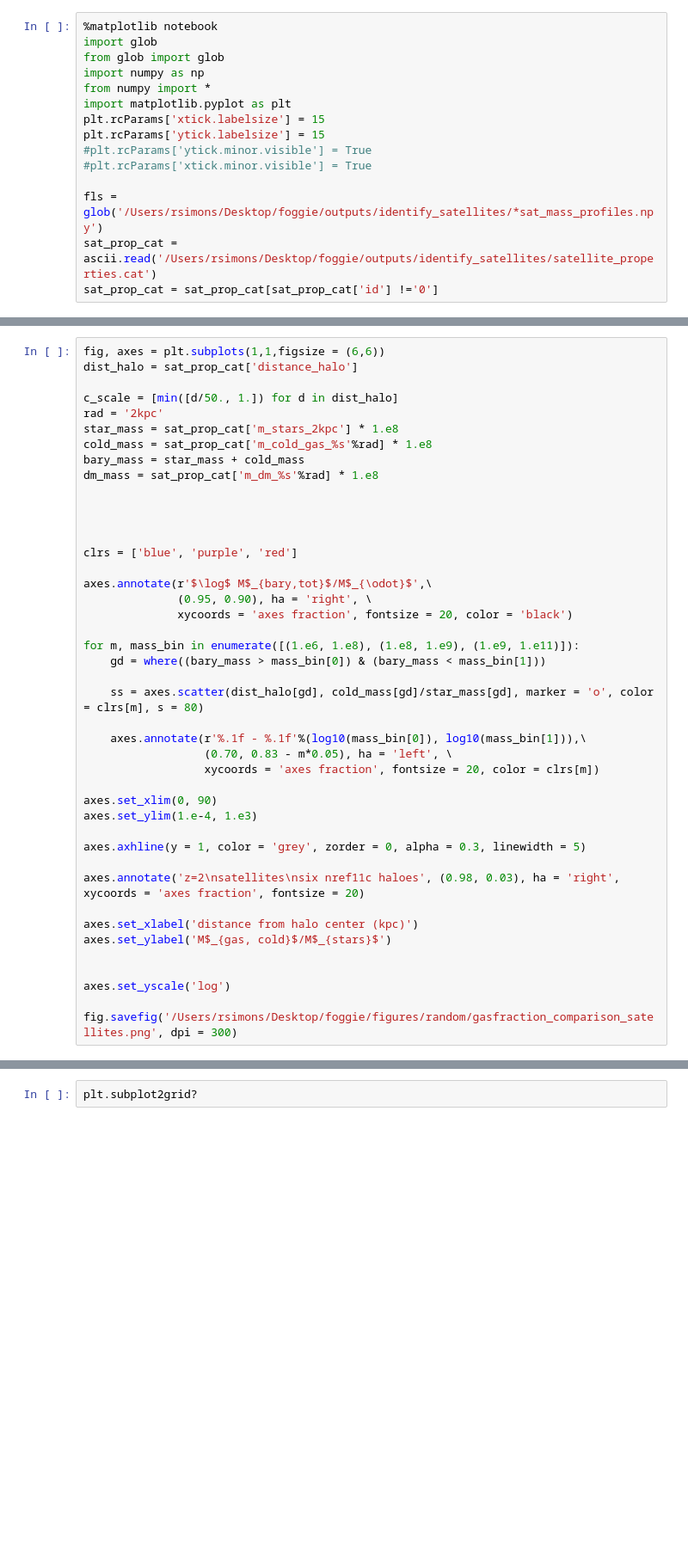
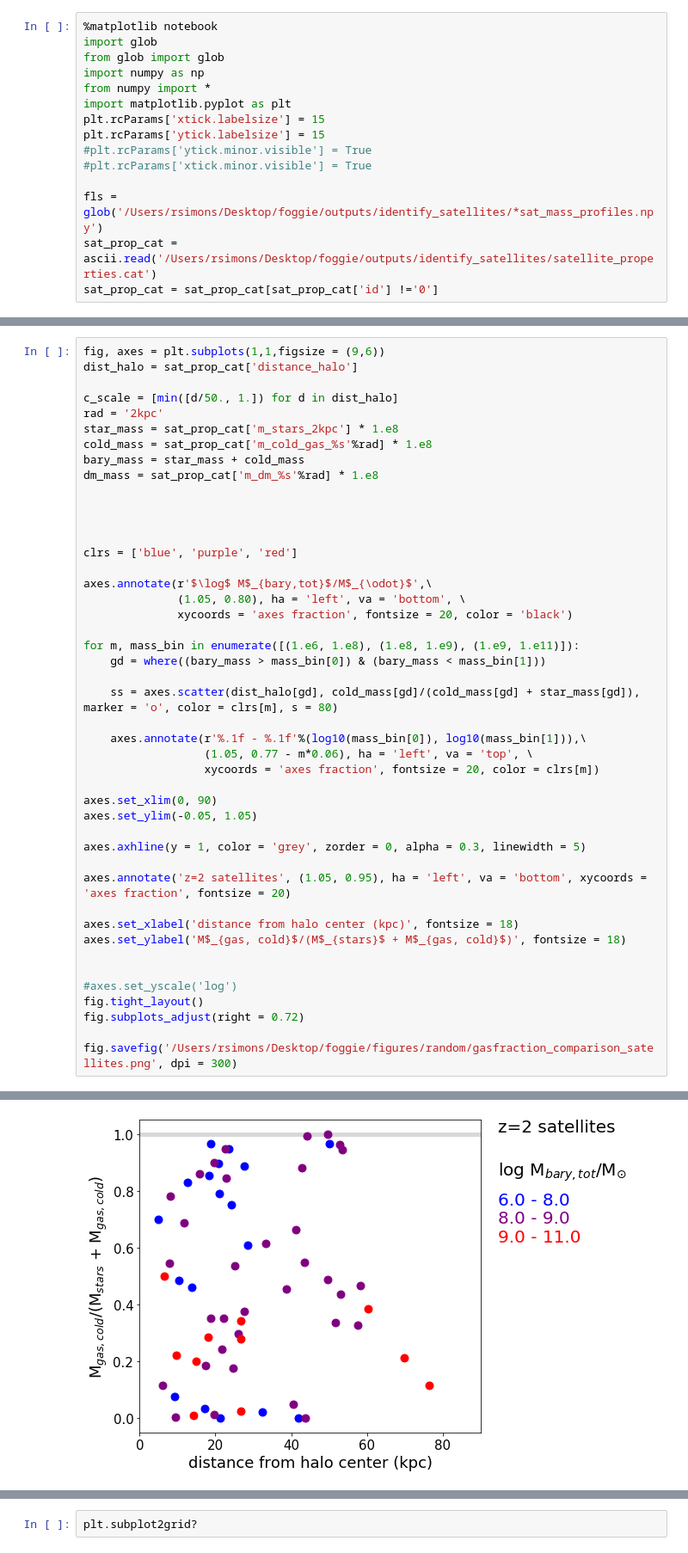
Before and after one commit to foggie-sims/foggie, a Jupyter notebook: foggie/satellites/paper_plots.ipynb, the cells around one changed output, grey strips where cells are left out. Shown at 86% size. Drawn from its saved outputs; the diff is of its cells as text; blank space fills up the shorter version.

```diff
--- a/foggie/satellites/paper_plots.ipynb
+++ b/foggie/satellites/paper_plots.ipynb
@@ -60,5 +59,5 @@ fig.savefig('/Users/rsimons/Desktop/foggie/figures/random/mass_comparison_satell
 # %%
-fig, axes = plt.subplots(1,1,figsize = (6,6))
+fig, axes = plt.subplots(1,1,figsize = (9,6))
 dist_halo = sat_prop_cat['distance_halo']
 
 c_scale = [min([d/50., 1.]) for d in dist_halo]
@@ -74,30 +73,32 @@ dm_mass = sat_prop_cat['m_dm_%s'%rad] * 1.e8
 clrs = ['blue', 'purple', 'red']
 
 axes.annotate(r'$\log$ M$_{bary,tot}$/M$_{\odot}$',\
-              (0.95, 0.90), ha = 'right', \
+              (1.05, 0.80), ha = 'left', va = 'bottom', \
               xycoords = 'axes fraction', fontsize = 20, color = 'black')
 
 for m, mass_bin in enumerate([(1.e6, 1.e8), (1.e8, 1.e9), (1.e9, 1.e11)]):
     gd = where((bary_mass > mass_bin[0]) & (bary_mass < mass_bin[1]))
 
-    ss = axes.scatter(dist_halo[gd], cold_mass[gd]/star_mass[gd], marker = 'o', color = clrs[m], s = 80)
+    ss = axes.scatter(dist_halo[gd], cold_mass[gd]/(cold_mass[gd] + star_mass[gd]), marker = 'o', color = clrs[m], s = 80)
 
     axes.annotate(r'%.1f - %.1f'%(log10(mass_bin[0]), log10(mass_bin[1])),\
-                  (0.70, 0.83 - m*0.05), ha = 'left', \
+                  (1.05, 0.77 - m*0.06), ha = 'left', va = 'top', \
                   xycoords = 'axes fraction', fontsize = 20, color = clrs[m])
 
 axes.set_xlim(0, 90)
-axes.set_ylim(1.e-4, 1.e3)
+axes.set_ylim(-0.05, 1.05)
 
 axes.axhline(y = 1, color = 'grey', zorder = 0, alpha = 0.3, linewidth = 5)
 
-axes.annotate('z=2\nsatellites\nsix nref11c haloes', (0.98, 0.03), ha = 'right', xycoords = 'axes fraction', fontsize = 20)
+axes.annotate('z=2 satellites', (1.05, 0.95), ha = 'left', va = 'bottom', xycoords = 'axes fraction', fontsize = 20)
 
-axes.set_xlabel('distance from halo center (kpc)')
-axes.set_ylabel('M$_{gas, cold}$/M$_{stars}$')
+axes.set_xlabel('distance from halo center (kpc)', fontsize = 18)
+axes.set_ylabel('M$_{gas, cold}$/(M$_{stars}$ + M$_{gas, cold}$)', fontsize = 18)
 
 
-axes.set_yscale('log')
+#axes.set_yscale('log')
+fig.tight_layout()
+fig.subplots_adjust(right = 0.72)
 
 fig.savefig('/Users/rsimons/Desktop/foggie/figures/random/gasfraction_comparison_satellites.png', dpi = 300)
 # %% [output]
@@ -105,0 +105 @@ fig.savefig('/Users/rsimons/Desktop/foggie/figures/random/gasfraction_comparison
+[figure, added]
```
Also changed, not shown: parts of 4 cells of this notebook, 4 other files.
